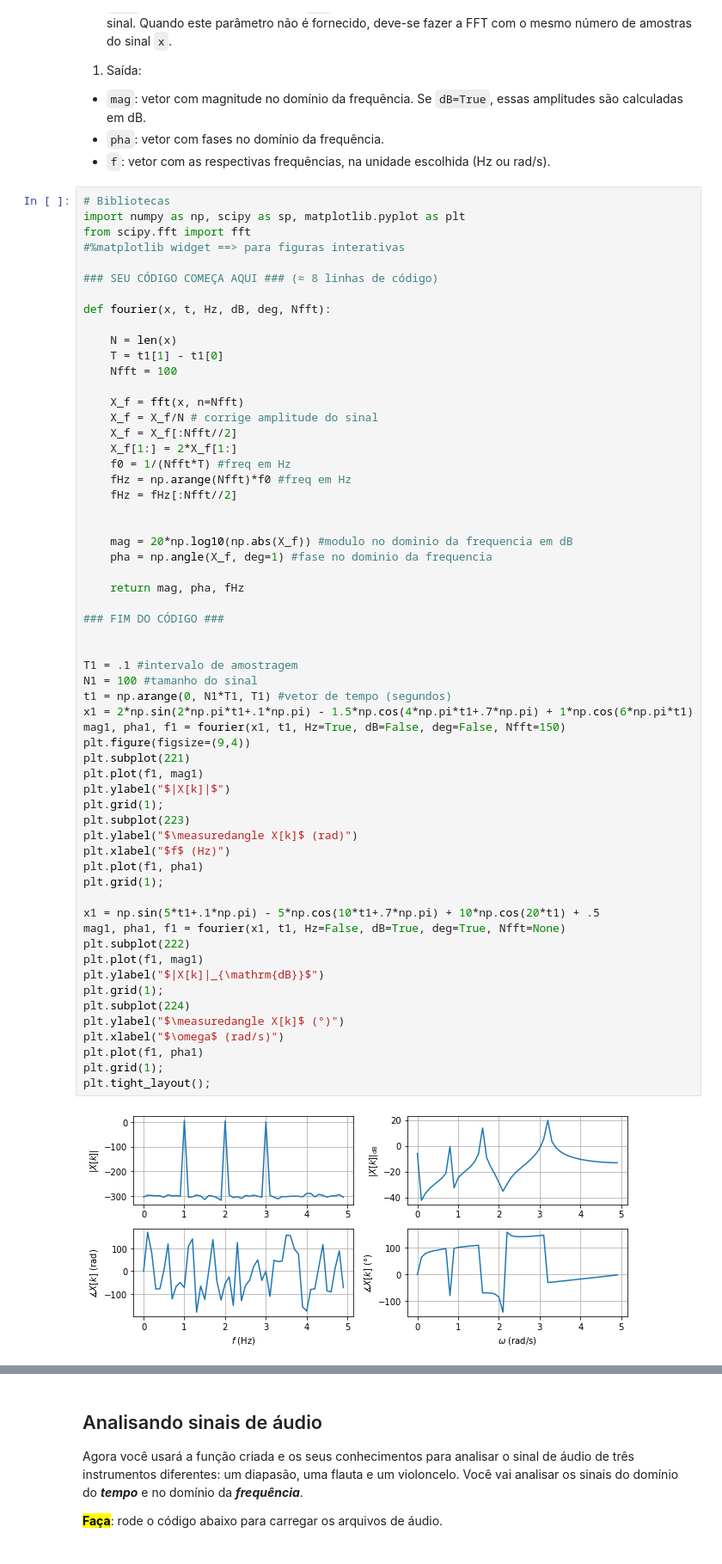
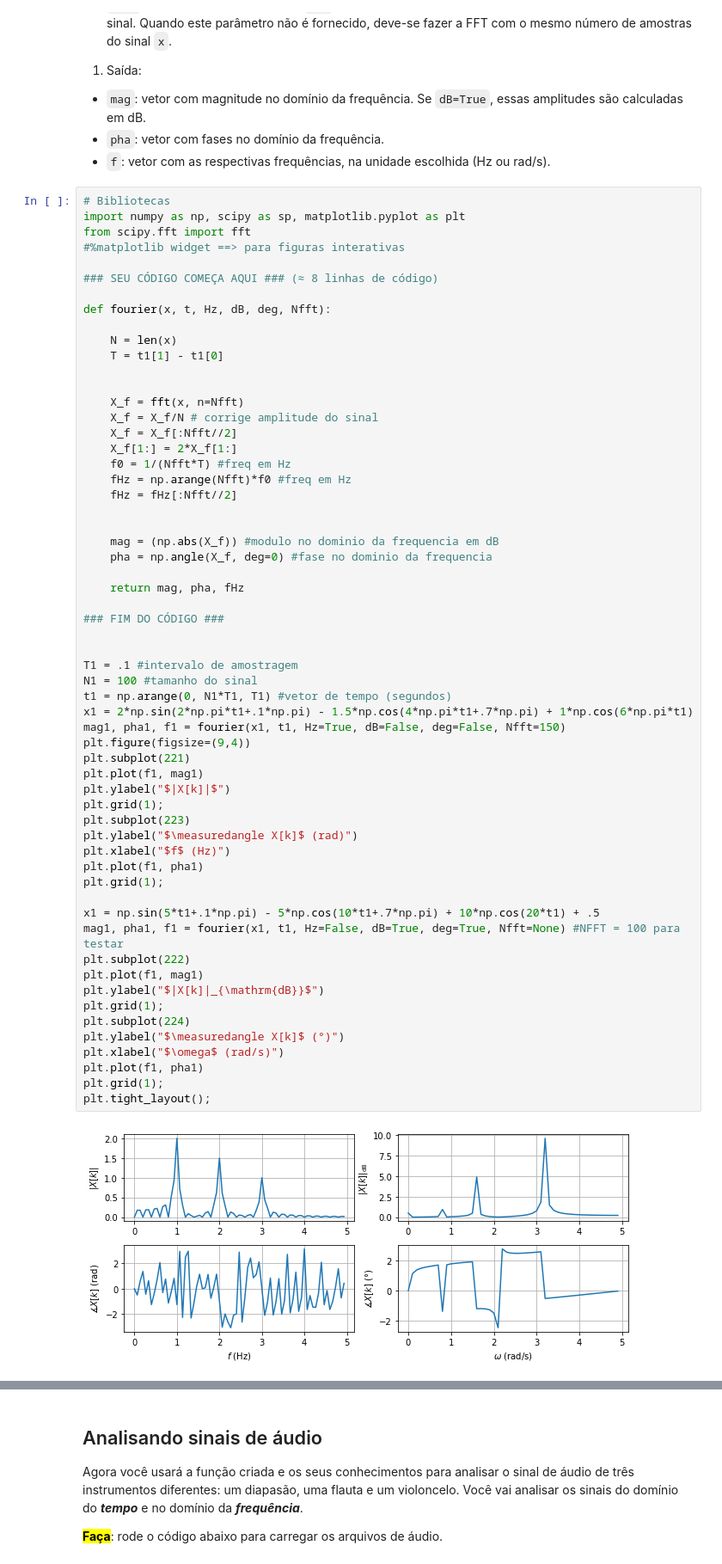
Before and after one commit to iurykischka/Proc.-de-sinais, a Jupyter notebook: Ex/Ex02_FFT_IURY.ipynb, the cells around one changed output, grey strips where cells are left out. Shown at 86% size. Cells and saved outputs as stored; diff of their text form.

```diff
--- a/Ex/Ex02_FFT_IURY.ipynb
+++ b/Ex/Ex02_FFT_IURY.ipynb
@@ -84,7 +84,7 @@ def fourier(x, t, Hz, dB, deg, Nfft):
 
     N = len(x)
     T = t1[1] - t1[0]
-    Nfft = 100
+
 
     X_f = fft(x, n=Nfft)
     X_f = X_f/N # corrige amplitude do sinal
@@ -95,8 +95,8 @@ def fourier(x, t, Hz, dB, deg, Nfft):
     fHz = fHz[:Nfft//2]
 
 
-    mag = 20*np.log10(np.abs(X_f)) #modulo no dominio da frequencia em dB
-    pha = np.angle(X_f, deg=1) #fase no dominio da frequencia
+    mag = (np.abs(X_f)) #modulo no dominio da frequencia em dB
+    pha = np.angle(X_f, deg=0) #fase no dominio da frequencia
 
     return mag, pha, fHz
 
@@ -104,35 +104,35 @@ def fourier(x, t, Hz, dB, deg, Nfft):
 
 
 T1 = .1 #intervalo de amostragem
 N1 = 100 #tamanho do sinal
 t1 = np.arange(0, N1*T1, T1) #vetor de tempo (segundos)
 x1 = 2*np.sin(2*np.pi*t1+.1*np.pi) - 1.5*np.cos(4*np.pi*t1+.7*np.pi) + 1*np.cos(6*np.pi*t1)
 mag1, pha1, f1 = fourier(x1, t1, Hz=True, dB=False, deg=False, Nfft=150)
 plt.figure(figsize=(9,4))
 plt.subplot(221)
 plt.plot(f1, mag1)
 plt.ylabel("$|X[k]|$")
 plt.grid(1);
 plt.subplot(223)
 plt.ylabel("$\measuredangle X[k]$ (rad)")
 plt.xlabel("$f$ (Hz)")
 plt.plot(f1, pha1)
 plt.grid(1);
 
 x1 = np.sin(5*t1+.1*np.pi) - 5*np.cos(10*t1+.7*np.pi) + 10*np.cos(20*t1) + .5
-mag1, pha1, f1 = fourier(x1, t1, Hz=False, dB=True, deg=True, Nfft=None)
+mag1, pha1, f1 = fourier(x1, t1, Hz=False, dB=True, deg=True, Nfft=None) #NFFT = 100 para testar
 plt.subplot(222)
 plt.plot(f1, mag1)
 plt.ylabel("$|X[k]|_{\mathrm{dB}}$")
 plt.grid(1);
 plt.subplot(224)
 plt.ylabel("$\measuredangle X[k]$ (°)")
 plt.xlabel("$\omega$ (rad/s)")
 plt.plot(f1, pha1)
 plt.grid(1);
 plt.tight_layout();
 # %% [output]
-[figure, old version]
+[figure, new version]
 # %% [markdown]
 **Saída esperada**:
 gráfico da transformada de Fourier de dois sinais.
```
